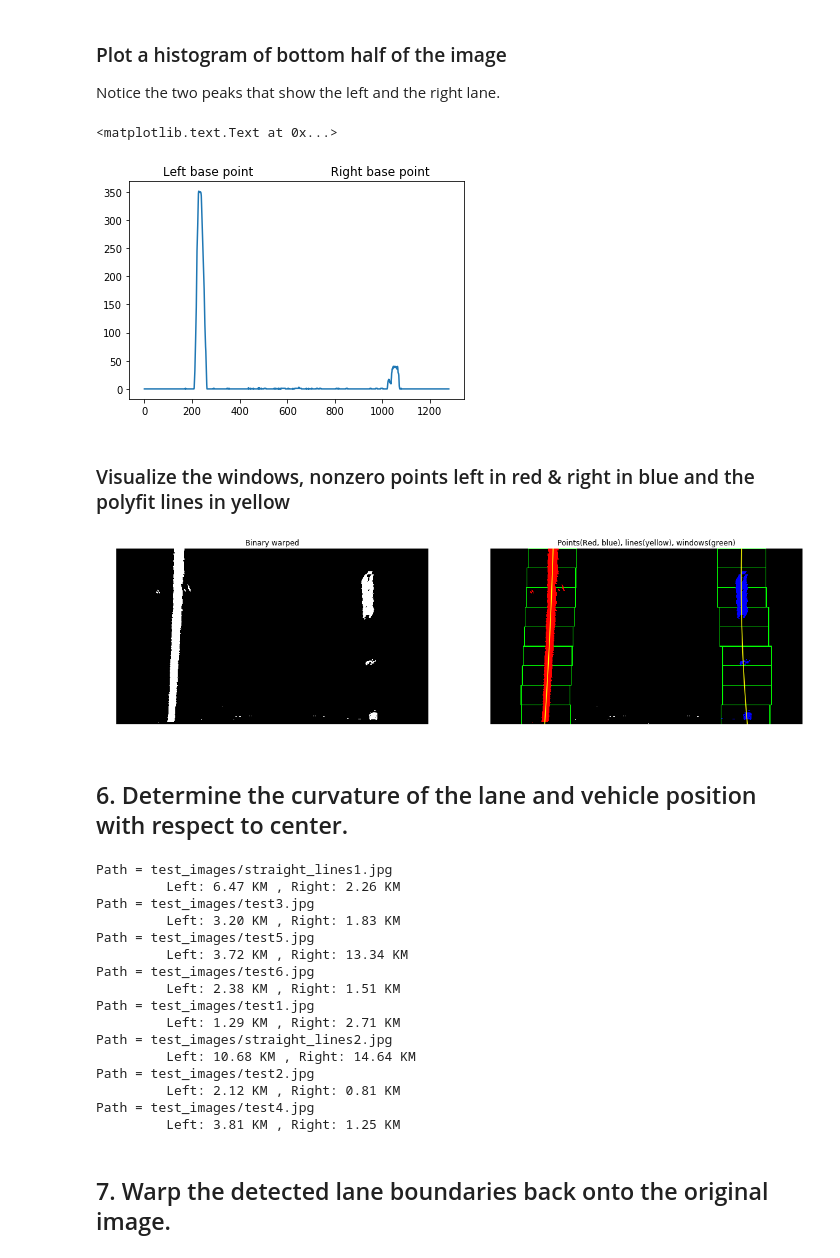
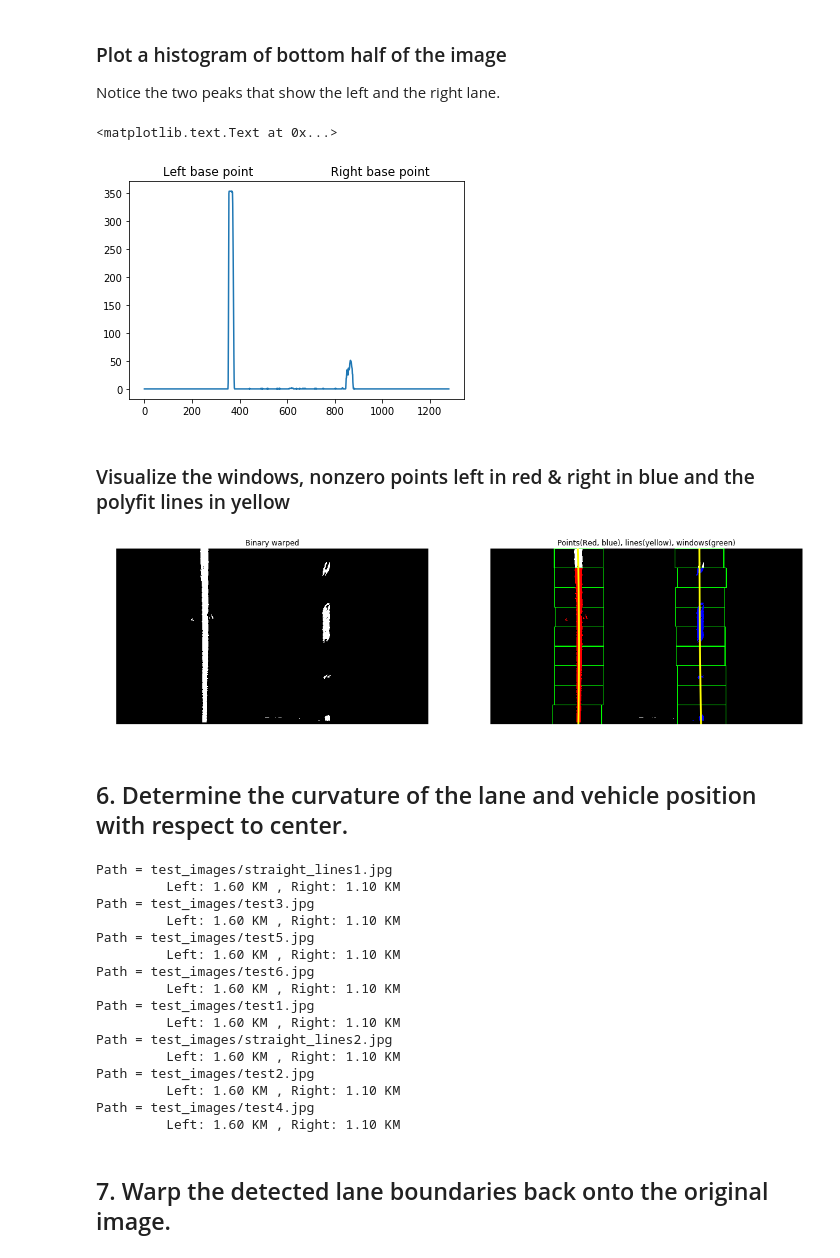
Before and after one commit to imvinod/Self-Driving-Car-Nano-Degree-Udacity, a Jupyter notebook: CarND-Advanced-LaneLines-P4/Advanced_Lane_Lines.ipynb, the cells around one changed output. Drawn from its saved outputs; the diff is of its cells as text; code cells hidden in the pictures.

```diff
--- a/CarND-Advanced-LaneLines-P4/Advanced_Lane_Lines.ipynb
+++ b/CarND-Advanced-LaneLines-P4/Advanced_Lane_Lines.ipynb
@@ -28,6 +28,7 @@ cal_images = glob.glob("camera_cal/calibration*.jpg")
 objp = np.zeros((6*9,3), np.float32)
 objp[:,:2] = np.mgrid[0:9, 0:6].T.reshape(-1,2)
 
+chessboardShape = (9,6)
 # Arrays to store object points, image points, orignal images and points drawn images.
 objpoints = []
 imgpoints = []
@@ -40,7 +41,7 @@ for idx, fname in enumerate(cal_images):
     gray = cv2.cvtColor(img, cv2.COLOR_BGR2GRAY)
 
     # Find the chessboard corners
-    ret, corners = cv2.findChessboardCorners(gray, (9,6), None)
+    ret, corners = cv2.findChessboardCorners(gray, chessboardShape, None)
 
     # If found, add object points, image points
     if ret == True:
@@ -49,7 +50,7 @@ for idx, fname in enumerate(cal_images):
         original_images.append(img)
 
         # Draw and display the corners
-        drawn_img = cv2.drawChessboardCorners(img.copy(), (9,6), corners, ret)
+        drawn_img = cv2.drawChessboardCorners(img.copy(), chessboardShape, corners, ret)
         cornersDrawnImaged.append(drawn_img)
 # %% [markdown]
 ### Show corners drawn on the image
@@ -242,9 +268,16 @@ def perspectivize(undistorted_image, binary_image, visualize = False):
     """
 
     # Points of interest on the lane
-    src = np.float32([[540, 480],  [745, 480], [1130, 720], [180, 720]])
+    src = np.float32([(220, 720),
+                      (570, 470),
+                      (720, 470),
+                      (1110, 720)])
     # Points where we would like to map it to
-    dst = np.float32([[200, 0], [img_size[0]-200, 0],[img_size[0]-200, img_size[1]], [200, img_size[1]] ])
+    dst = np.float32([(370, 720),
+                      (370, 0),
+                      (870, 0),
+                      (870, 720)])
+
     global M, Minv
     imgsize = (binary_image.shape[1], binary_image.shape[0])
     # Obtain Transformation Matrix
@@ -263,10 +296,10 @@ def perspectivize(undistorted_image, binary_image, visualize = False):
         # Convert undistorted_image to RGB
         lined_undistorted_img = cv2.cvtColor(undistorted_image, cv2.COLOR_BGR2RGB).copy()
 
-        left_bottom = (180, 720)
-        right_bottom = (1130, 720)
-        left_top = (540, 480)
-        right_top = (745, 480)
+        left_bottom = (220, 720)
+        right_bottom = (1110, 720)
+        left_top = (570, 470)
+        right_top = (720, 470)
 
         color = [255,0,0]
         width = 2
@@ -279,7 +312,7 @@ def perspectivize(undistorted_image, binary_image, visualize = False):
 
         # Plot Orignal, Marked, Transformed and Binary transformed images
         fig, ((ax1,ax2),(ax3, ax4)) = plt.subplots(ncols=2, nrows=2, figsize=(20, 10))
-        ax1.axis('off'),  ax2.axis('off'), ax3.axis('off'),ax4.axis('off'),
+#         ax1.axis('off'),  ax2.axis('off'), ax3.axis('off'),ax4.axis('off'),
         ax1.imshow(undistorted_rgb_img), ax1.set_title('Orignal')
         ax2.imshow(lined_undistorted_img), ax2.set_title('Marked')
         ax3.imshow(warped_colored), ax3.set_title('Perspective')
@@ -313,7 +355,7 @@ plt.plot(histogram)
 plt.title('Left base point                    Right base point')
 # %% [output]
 <matplotlib.text.Text at 0x...>
-[figure, old version]
+[figure, new version]
 # %%
 ym_per_pix = 30 / 720   # meters per pixel in y dimension
 xm_per_pix = 3.7 / 700  # meters per pixel in x dimension
@@ -420,9 +618,9 @@ def fitLanes(binary_warped, nwindows = 9, margin = 100, minpix = 50, visualize =
 # %% [markdown]
 ### Visualize the windows, nonzero points left in red & right in blue and the polyfit lines in yellow
 # %%
-_,_,_,_ = fitLanes(binary_warped_images[0], nwindows = 9, margin = 100, minpix = 50, visualize = True)
+_,_,_,_,_ = fitLanes(binary_warped_images[0], nwindows = 9, margin = 100, minpix = 50, visualize = True)
 # %% [output]
-[figure, old version]
+[figure, new version]
 # %% [markdown]
 ## 6. Determine the curvature of the lane and vehicle position with respect to center.
 # %%
@@ -440,26 +638,26 @@ def curvatures(binary_warped_image):
 # %%
 # Caculate and print curvatures for all test images
 for i, binary_img in enumerate(binary_warped_images):
-    left_curvature, right_curvature = curvatures(binary_img)
+    left_curvature, right_curvature = curvatures(binary_img,left_fit_m,right_fit_m)
     print('Path = {}'.format(all_image_paths[i]))
     print('\t Left: {:.2f} KM , Right: {:.2f} KM'.format(left_curvature/1000, right_curvature/1000))
 # %% [output]
 Path = test_images/straight_lines1.jpg
-         Left: 6.47 KM , Right: 2.26 KM
+         Left: 1.60 KM , Right: 1.10 KM
 Path = test_images/test3.jpg
-         Left: 3.20 KM , Right: 1.83 KM
+         Left: 1.60 KM , Right: 1.10 KM
 Path = test_images/test5.jpg
-         Left: 3.72 KM , Right: 13.34 KM
+         Left: 1.60 KM , Right: 1.10 KM
 Path = test_images/test6.jpg
-         Left: 2.38 KM , Right: 1.51 KM
+         Left: 1.60 KM , Right: 1.10 KM
 Path = test_images/test1.jpg
-         Left: 1.29 KM , Right: 2.71 KM
+         Left: 1.60 KM , Right: 1.10 KM
 Path = test_images/straight_lines2.jpg
-         Left: 10.68 KM , Right: 14.64 KM
+         Left: 1.60 KM , Right: 1.10 KM
 Path = test_images/test2.jpg
-         Left: 2.12 KM , Right: 0.81 KM
+         Left: 1.60 KM , Right: 1.10 KM
 Path = test_images/test4.jpg
-         Left: 3.81 KM , Right: 1.25 KM
+         Left: 1.60 KM , Right: 1.10 KM
 # %% [markdown]
 ## 7. Warp the detected lane boundaries back onto the original image.
 # %%
```
Also changed, not shown: parts of 10 cells of this notebook, 1 other file.
